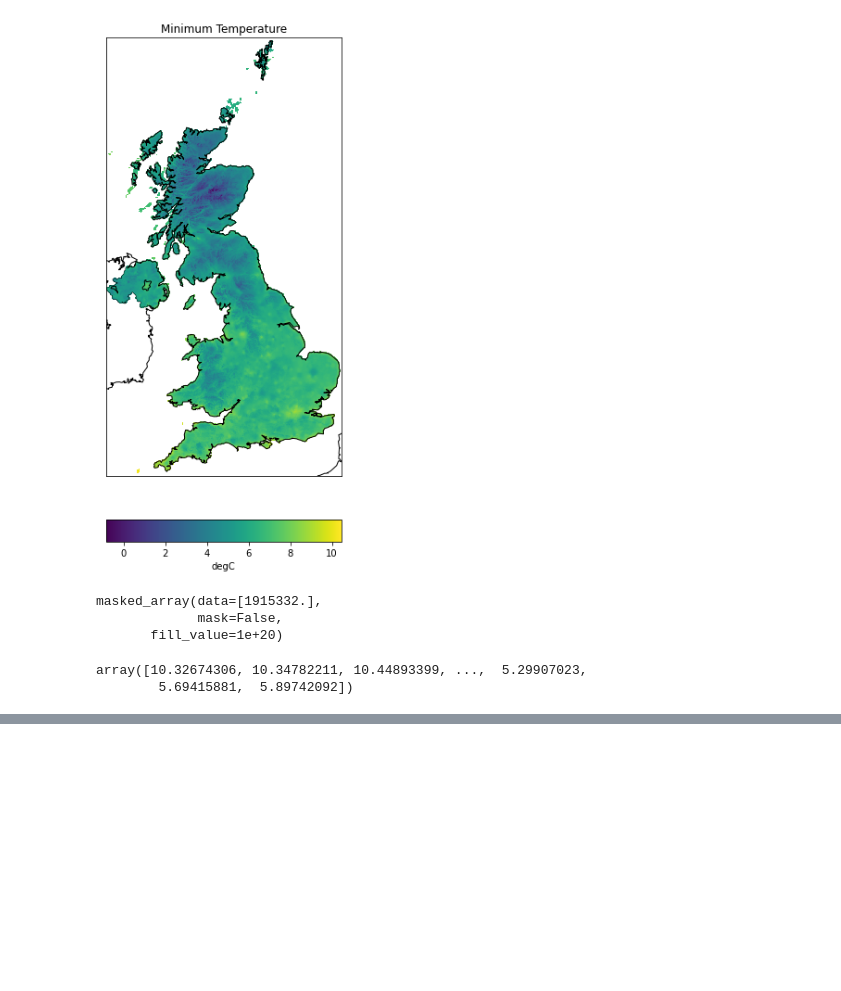
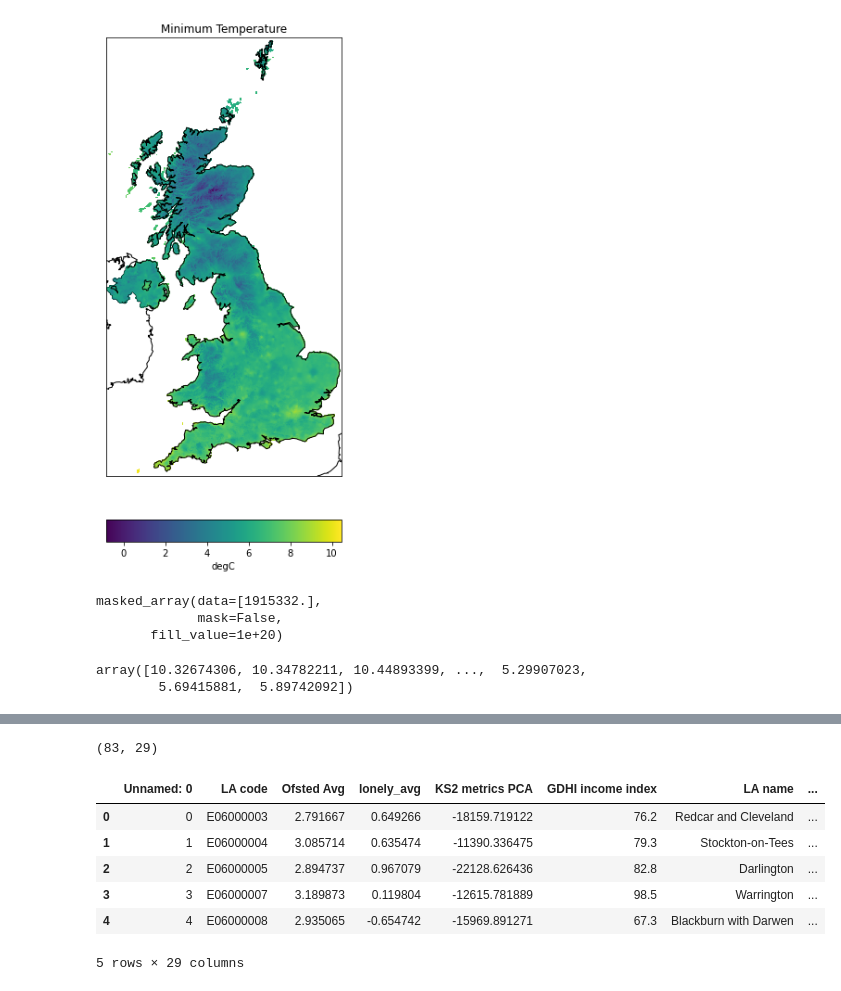
Before and after one commit to JonathanMarriott/ADS-Loneliness, a Jupyter notebook: weather/dataset_exploration.ipynb, the cells around one changed output, grey strips where cells are left out. Drawn from its saved outputs; the diff is of its cells as text; code cells hidden in the pictures; blank space fills up the shorter version.

Commit message:
added weather to master

```diff
--- a/weather/dataset_exploration.ipynb
+++ b/weather/dataset_exploration.ipynb
@@ -406,0 +418,13 @@ df = ds.to_dataframe()
+# %%
+master_df = pd.read_csv('../master_df.csv')
+print(master_df.shape)
+master_df.head()
+# %% [output]
+(83, 29)
+|  | Unnamed: 0 | LA code | Ofsted Avg | lonely_avg | KS2 metrics PCA | GDHI income index | LA name | ... |
+| 0 | 0 | E06000003 | 2.791667 | 0.649266 | -18159.719122 | 76.2 | Redcar and Cleveland | ... |
+| 1 | 1 | E06000004 | 3.085714 | 0.635474 | -11390.336475 | 79.3 | Stockton-on-Tees | ... |
+| 2 | 2 | E06000005 | 2.894737 | 0.967079 | -22128.626436 | 82.8 | Darlington | ... |
+| 3 | 3 | E06000007 | 3.189873 | 0.119804 | -12615.781889 | 98.5 | Warrington | ... |
+| 4 | 4 | E06000008 | 2.935065 | -0.654742 | -15969.891271 | 67.3 | Blackburn with Darwen | ... |
+5 rows × 29 columns
```
Also changed, not shown: parts of 6 cells of this notebook, 4 other files.
